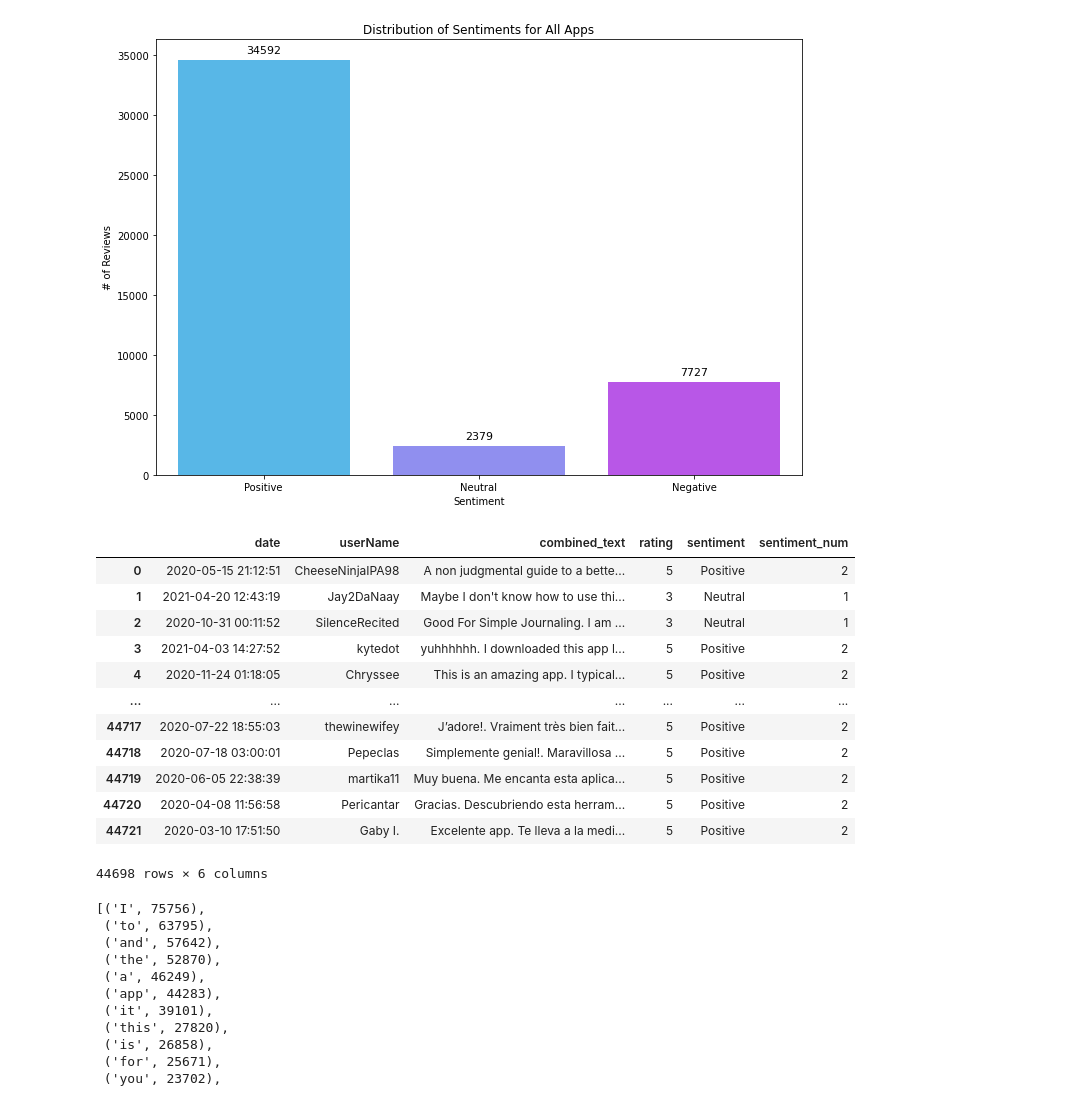
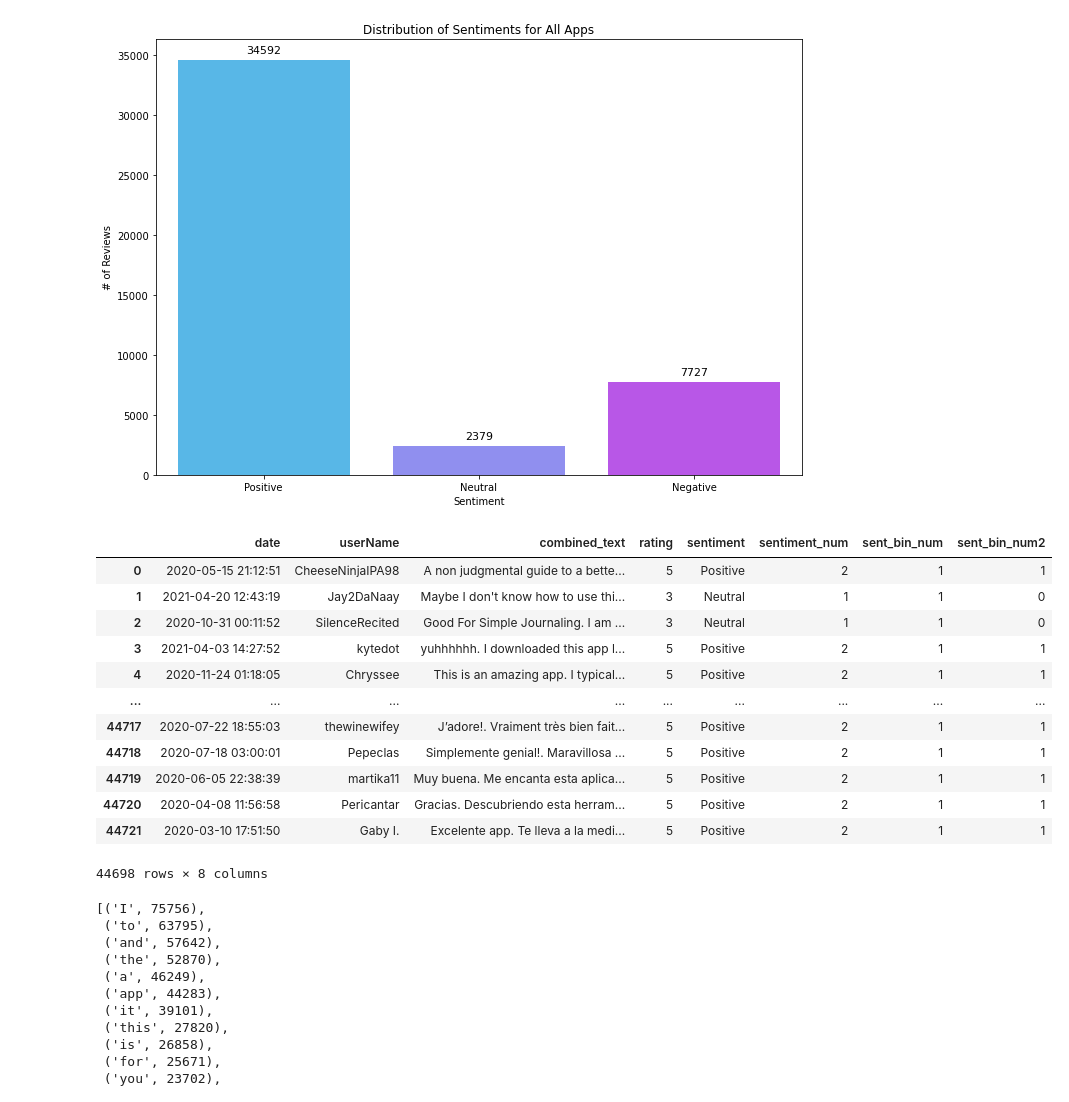
Before and after one commit to ds-leehanjin/app-reviews-nlp-sentiment-analysis, a Jupyter notebook: index_OSEMN.ipynb, the cells around one changed output. Drawn from its saved outputs; the diff is of its cells as text; code cells hidden in the pictures.

```diff
--- a/index_OSEMN.ipynb
+++ b/index_OSEMN.ipynb
@@ -548,6 +549,26 @@ conditions = [
 values = [2, 1, 0]
 
 df['sentiment_num'] = np.select(conditions, values)
+# %%
+## Make new sentiment column based on rating
+conditions = [
+    df['rating'] >= 3,
+    df['rating'] < 3,
+]
+
+values = [1,0]
+
+df['sent_bin_num'] = np.select(conditions, values)
+# %%
+## Make new sentiment column based on rating
+conditions = [
+    df['rating'] >= 4,
+    df['rating'] < 4,
+]
+
+values = [1,0]
+
+df['sent_bin_num2'] = np.select(conditions, values)
 # %%
 df
 # %% [output]
@@ -581,22 +602,22 @@ fig.tight_layout();
 [figure]
 # %%
 clean_df = df[['date', 'userName', 'combined_text', 'rating', 'sentiment',
-               'sentiment_num']]
+               'sentiment_num', 'sent_bin_num', 'sent_bin_num2']]
 clean_df
 # %% [output]
-|  | date | userName | combined_text | rating | sentiment | sentiment_num |
-| 0 | 2020-05-15 21:12:51 | CheeseNinjaIPA98 | A non judgmental guide to a bette... | 5 | Positive | 2 |
-| 1 | 2021-04-20 12:43:19 | Jay2DaNaay | Maybe I don't know how to use thi... | 3 | Neutral | 1 |
-| 2 | 2020-10-31 00:11:52 | SilenceRecited | Good For Simple Journaling. I am ... | 3 | Neutral | 1 |
-| 3 | 2021-04-03 14:27:52 | kytedot | yuhhhhhh. I downloaded this app l... | 5 | Positive | 2 |
-| 4 | 2020-11-24 01:18:05 | Chryssee | This is an amazing app. I typical... | 5 | Positive | 2 |
-| ... | ... | ... | ... | ... | ... | ... |
-| 44717 | 2020-07-22 18:55:03 | thewinewifey | J’adore!. Vraiment très bien fait... | 5 | Positive | 2 |
-| 44718 | 2020-07-18 03:00:01 | Pepeclas | Simplemente genial!. Maravillosa ... | 5 | Positive | 2 |
-| 44719 | 2020-06-05 22:38:39 | martika11 | Muy buena. Me encanta esta aplica... | 5 | Positive | 2 |
-| 44720 | 2020-04-08 11:56:58 | Pericantar | Gracias. Descubriendo esta herram... | 5 | Positive | 2 |
-| 44721 | 2020-03-10 17:51:50 | Gaby I. | Excelente app. Te lleva a la medi... | 5 | Positive | 2 |
+|  | date | userName | combined_text | rating | sentiment | sentiment_num | sent_bin_num | sent_bin_num2 |
+| 0 | 2020-05-15 21:12:51 | CheeseNinjaIPA98 | A non judgmental guide to a bette... | 5 | Positive | 2 | 1 | 1 |
+| 1 | 2021-04-20 12:43:19 | Jay2DaNaay | Maybe I don't know how to use thi... | 3 | Neutral | 1 | 1 | 0 |
+| 2 | 2020-10-31 00:11:52 | SilenceRecited | Good For Simple Journaling. I am ... | 3 | Neutral | 1 | 1 | 0 |
+| 3 | 2021-04-03 14:27:52 | kytedot | yuhhhhhh. I downloaded this app l... | 5 | Positive | 2 | 1 | 1 |
+| 4 | 2020-11-24 01:18:05 | Chryssee | This is an amazing app. I typical... | 5 | Positive | 2 | 1 | 1 |
+| ... | ... | ... | ... | ... | ... | ... | ... | ... |
+| 44717 | 2020-07-22 18:55:03 | thewinewifey | J’adore!. Vraiment très bien fait... | 5 | Positive | 2 | 1 | 1 |
+| 44718 | 2020-07-18 03:00:01 | Pepeclas | Simplemente genial!. Maravillosa ... | 5 | Positive | 2 | 1 | 1 |
+| 44719 | 2020-06-05 22:38:39 | martika11 | Muy buena. Me encanta esta aplica... | 5 | Positive | 2 | 1 | 1 |
+| 44720 | 2020-04-08 11:56:58 | Pericantar | Gracias. Descubriendo esta herram... | 5 | Positive | 2 | 1 | 1 |
+| 44721 | 2020-03-10 17:51:50 | Gaby I. | Excelente app. Te lleva a la medi... | 5 | Positive | 2 | 1 | 1 |
-44698 rows × 6 columns
+44698 rows × 8 columns
 # %%
 corpus = clean_df['combined_text'].to_list()
 # %%
```
Also changed, not shown: parts of 57 cells of this notebook.
